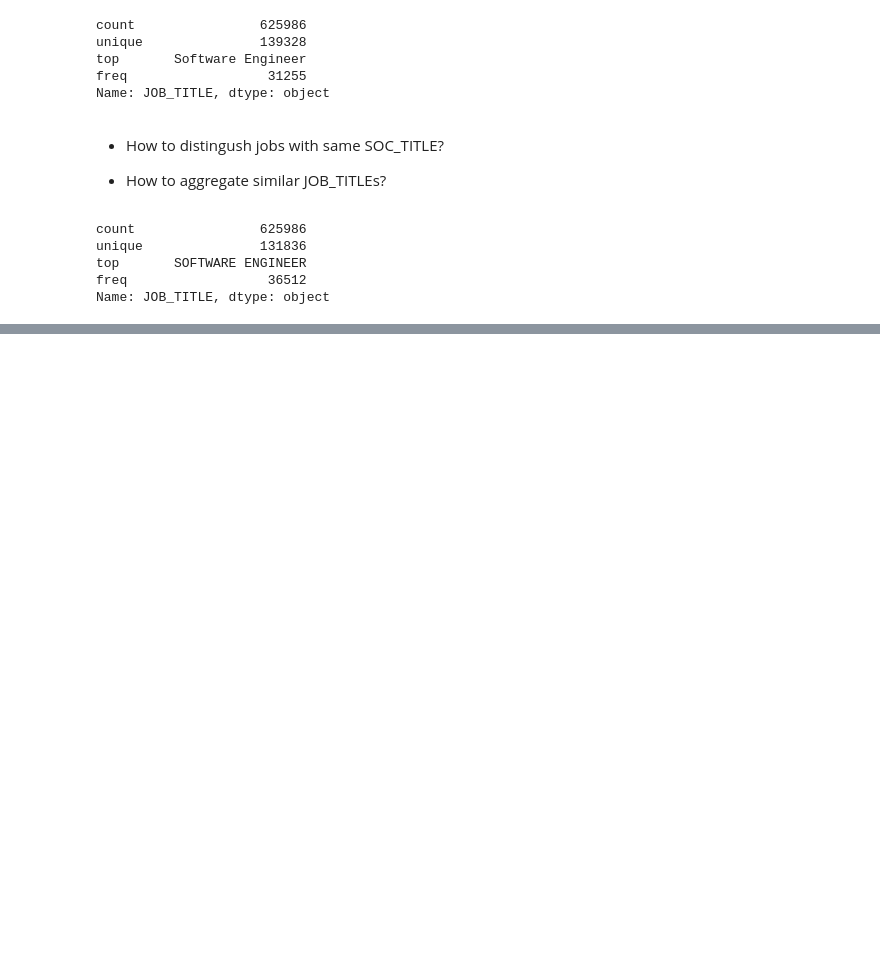
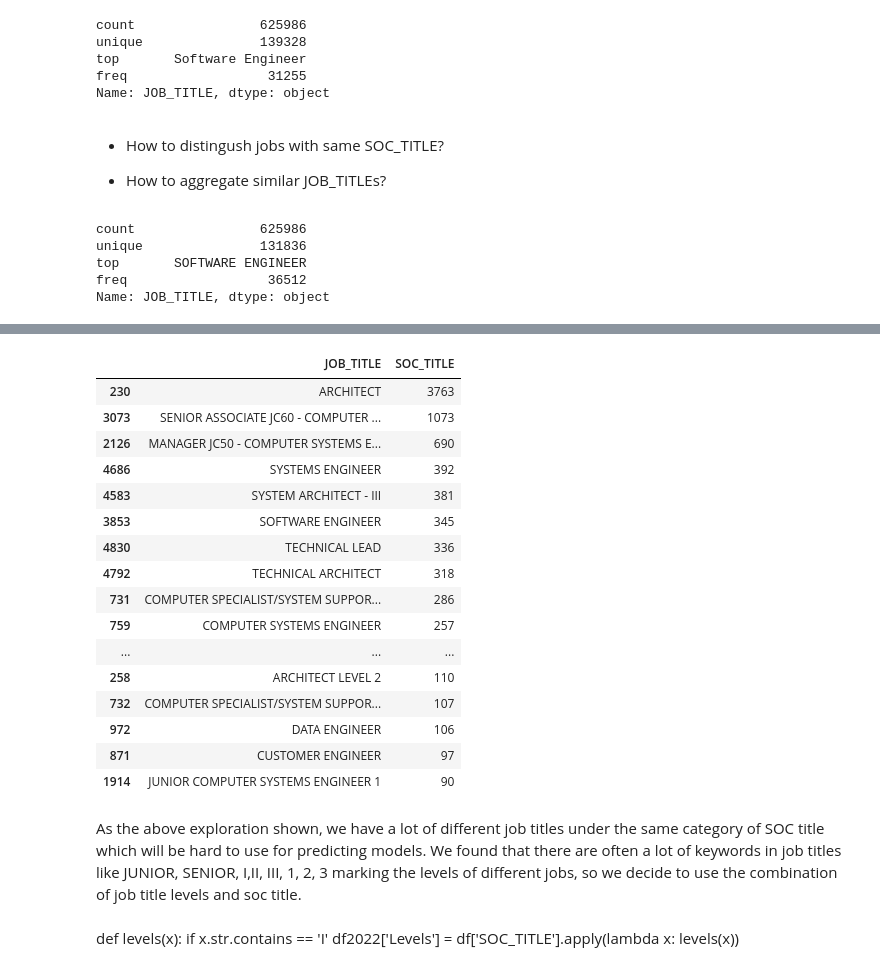
Before and after one commit to mistaround/h1b-analysis, a Jupyter notebook: main.ipynb, the cells around one changed output, grey strips where cells are left out. Drawn from its saved outputs; the diff is of its cells as text; code cells hidden in the pictures; blank space fills up the shorter version.

Commit message:
job titles

```diff
--- a/main.ipynb
+++ b/main.ipynb
@@ -420,0 +437,29 @@ Name: JOB_TITLE, dtype: object
+# %%
+df2022['SOC_TITLE'] = df2022['SOC_TITLE'].str.upper()
+df2022['JOB_TITLE'] = df2022['JOB_TITLE'].str.upper()
+# %%
+df2022[df2022['SOC_TITLE'] == 'COMPUTER SYSTEMS ENGINEERS/ARCHITECTS'][['JOB_TITLE','SOC_TITLE']].groupby('JOB_TITLE').count().reset_index(False).sort_values(by='SOC_TITLE', ascending=False).head(30)
+# %% [output]
+|  | JOB_TITLE | SOC_TITLE |
+| 230 | ARCHITECT | 3763 |
+| 3073 | SENIOR ASSOCIATE JC60 - COMPUTER ... | 1073 |
+| 2126 | MANAGER JC50 - COMPUTER SYSTEMS E... | 690 |
+| 4686 | SYSTEMS ENGINEER | 392 |
+| 4583 | SYSTEM ARCHITECT - III | 381 |
+| 3853 | SOFTWARE ENGINEER | 345 |
+| 4830 | TECHNICAL LEAD | 336 |
+| 4792 | TECHNICAL ARCHITECT | 318 |
+| 731 | COMPUTER SPECIALIST/SYSTEM SUPPOR... | 286 |
+| 759 | COMPUTER SYSTEMS ENGINEER | 257 |
+| ... | ... | ... |
+| 258 | ARCHITECT LEVEL 2 | 110 |
+| 732 | COMPUTER SPECIALIST/SYSTEM SUPPOR... | 107 |
+| 972 | DATA ENGINEER | 106 |
+| 871 | CUSTOMER ENGINEER | 97 |
+| 1914 | JUNIOR COMPUTER SYSTEMS ENGINEER 1 | 90 |
+# %% [markdown]
+As the above exploration shown, we have a lot of different job titles under the same category of SOC title which will be hard to use for predicting models. We found that there are often a lot of keywords in job titles like JUNIOR, SENIOR, I,II, III, 1, 2, 3 marking the levels of different jobs, so we decide to use the combination of job title levels and soc title.
+# %% [markdown]
+def levels(x):
+    if x.str.contains == 'I'
+df2022['Levels'] = df['SOC_TITLE'].apply(lambda x: levels(x))
```
Also changed, not shown: parts of 2 cells of this notebook.
